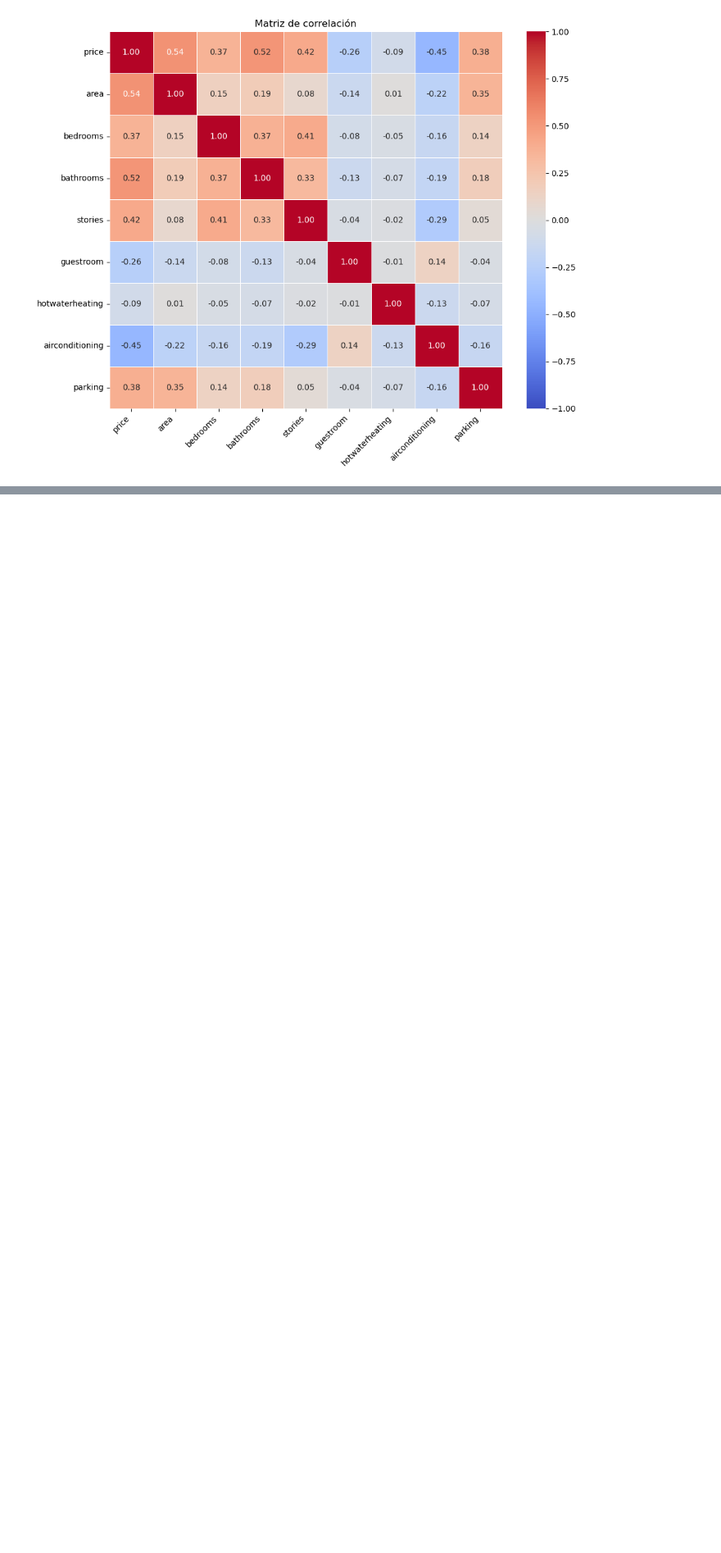
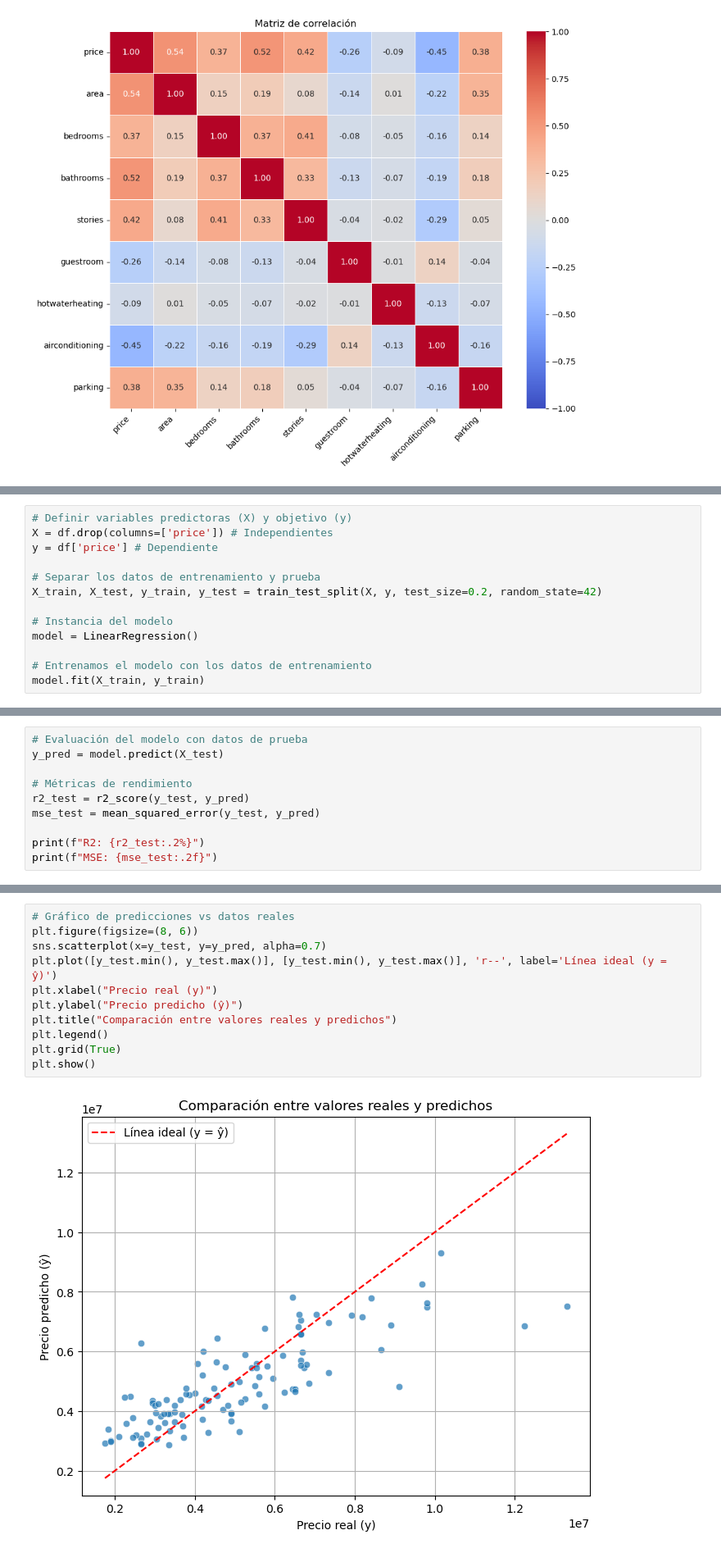
Before and after one commit to ctobar96/Latam_DataScience2024, a Jupyter notebook: Proyectos_MachineLearning/Desafio01/Desafio01.ipynb, the cells around one changed output, grey strips where cells are left out. Shown: that part at 82% size. Drawn from its saved outputs; the diff is of its cells as text; blank space fills up the shorter version.

Commit message:
Implementación del modelo de regresión lineal e interpretación de resultados.

```diff
--- a/Proyectos_MachineLearning/Desafio01/Desafio01.ipynb
+++ b/Proyectos_MachineLearning/Desafio01/Desafio01.ipynb
@@ -189,0 +208,13 @@ Interpretación:
+# %%
+# Definir variables predictoras (X) y objetivo (y)
+X = df.drop(columns=['price']) # Independientes
+y = df['price'] # Dependiente
+
+# Separar los datos de entrenamiento y prueba
+X_train, X_test, y_train, y_test = train_test_split(X, y, test_size=0.2, random_state=42)
+
+# Instancia del modelo
+model = LinearRegression()
+
+# Entrenamos el modelo con los datos de entrenamiento
+model.fit(X_train, y_train)
@@ -189,0 +245,10 @@ Interpretación:
+# %%
+# Evaluación del modelo con datos de prueba
+y_pred = model.predict(X_test)
+
+# Métricas de rendimiento
+r2_test = r2_score(y_test, y_pred)
+mse_test = mean_squared_error(y_test, y_pred)
+
+print(f"R2: {r2_test:.2%}")
+print(f"MSE: {mse_test:.2f}")
@@ -189,0 +263,13 @@ Interpretación:
+# %%
+# Gráfico de predicciones vs datos reales
+plt.figure(figsize=(8, 6))
+sns.scatterplot(x=y_test, y=y_pred, alpha=0.7)
+plt.plot([y_test.min(), y_test.max()], [y_test.min(), y_test.max()], 'r--', label='Línea ideal (y = ŷ)')
+plt.xlabel("Precio real (y)")
+plt.ylabel("Precio predicho (ŷ)")
+plt.title("Comparación entre valores reales y predichos")
+plt.legend()
+plt.grid(True)
+plt.show()
+# %% [output]
+[figure, added]
```
Also changed, not shown: parts of 8 cells of this notebook.
